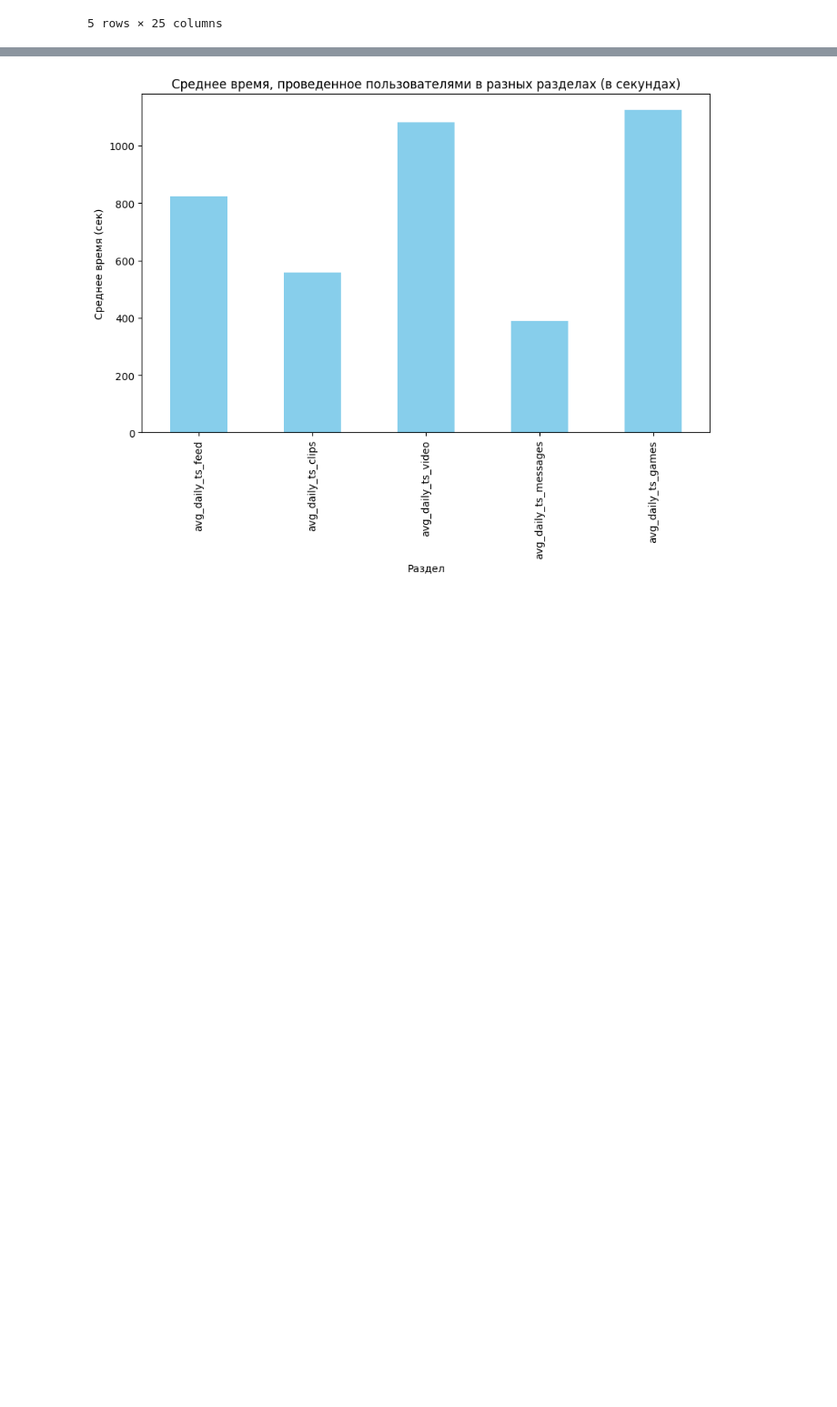
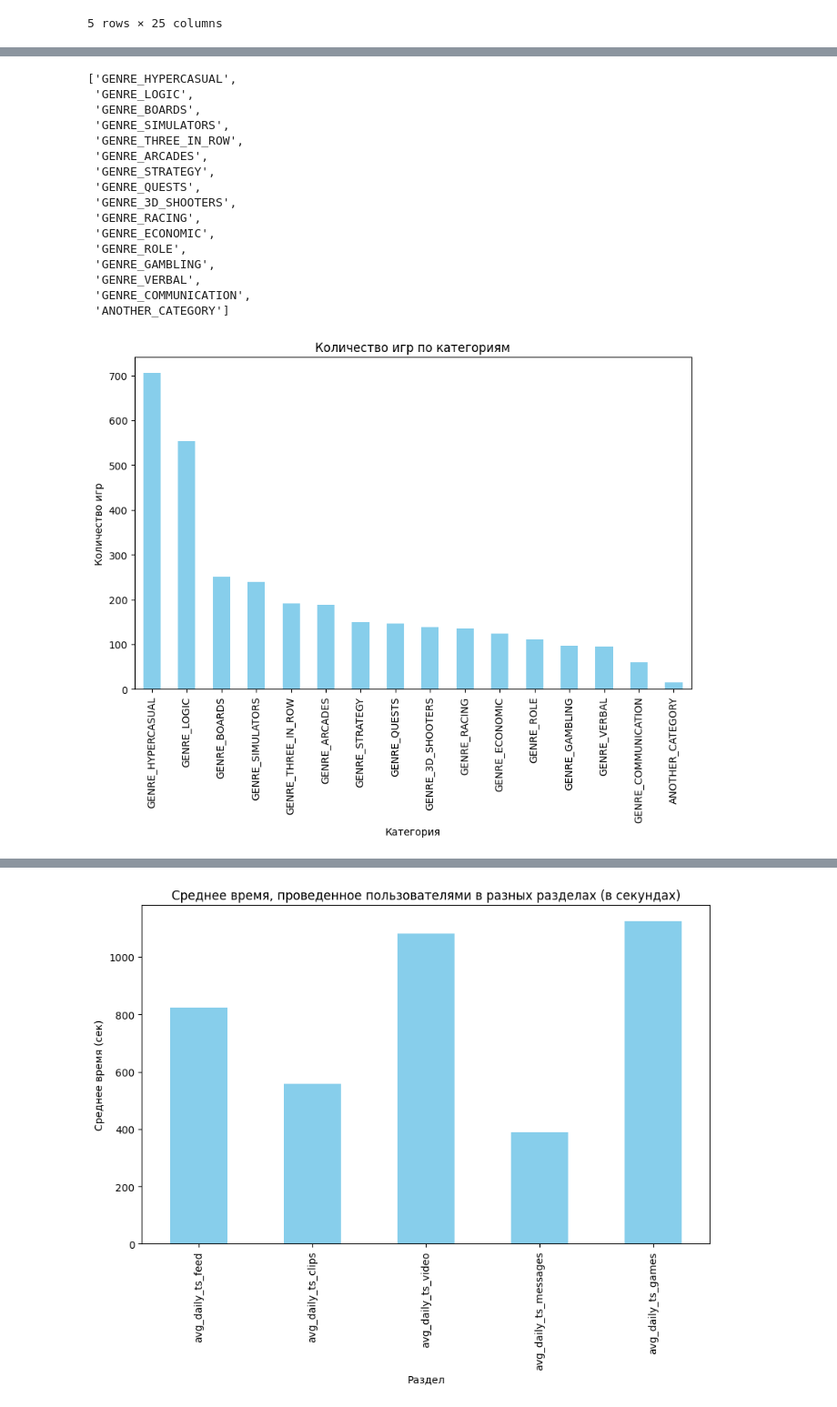
Before and after one commit to RoKivals/VKGamesCASE, a Jupyter notebook: analytics.ipynb, the cells around one changed output, grey strips where cells are left out. Shown: that part at 91% size. Saved outputs shown, nothing was run; the diff lists cells and outputs as text; code cells hidden in the pictures; blank space fills up the shorter version.

```diff
--- a/analytics.ipynb
+++ b/analytics.ipynb
@@ -7,4 +9,3 @@ import seaborn as sns
 # %%
 df = pd.read_csv('data/case_dataset.csv')
-
-df.columns.tolist()
+games_df = pd.read_csv('data/dictionary_games_category.csv')
@@ -103,0 +41,27 @@ sorted(age_person.items(), key=lambda x: x[0])
+# %%
+categories = games_df.game_category.value_counts()
+
+plt.figure(figsize=(10, 6))
+categories.plot(kind='bar', color='skyblue')
+plt.title('Количество игр по категориям')
+plt.xlabel('Категория')
+plt.ylabel('Количество игр')
+plt.show()
+# %% [output]
+['GENRE_HYPERCASUAL',
+ 'GENRE_LOGIC',
+ 'GENRE_BOARDS',
+ 'GENRE_SIMULATORS',
+ 'GENRE_THREE_IN_ROW',
+ 'GENRE_ARCADES',
+ 'GENRE_STRATEGY',
+ 'GENRE_QUESTS',
+ 'GENRE_3D_SHOOTERS',
+ 'GENRE_RACING',
+ 'GENRE_ECONOMIC',
+ 'GENRE_ROLE',
+ 'GENRE_GAMBLING',
+ 'GENRE_VERBAL',
+ 'GENRE_COMMUNICATION',
+ 'ANOTHER_CATEGORY']
+[figure, added]
```
Also changed, not shown: parts of 12 cells of this notebook, 1 other file.
